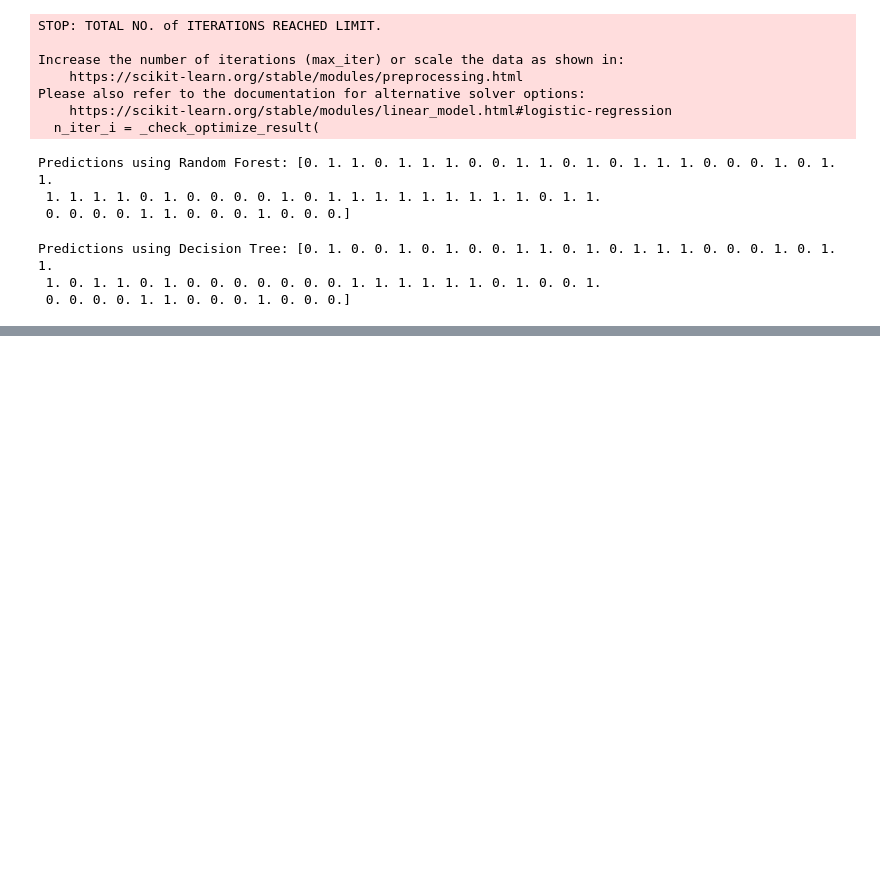
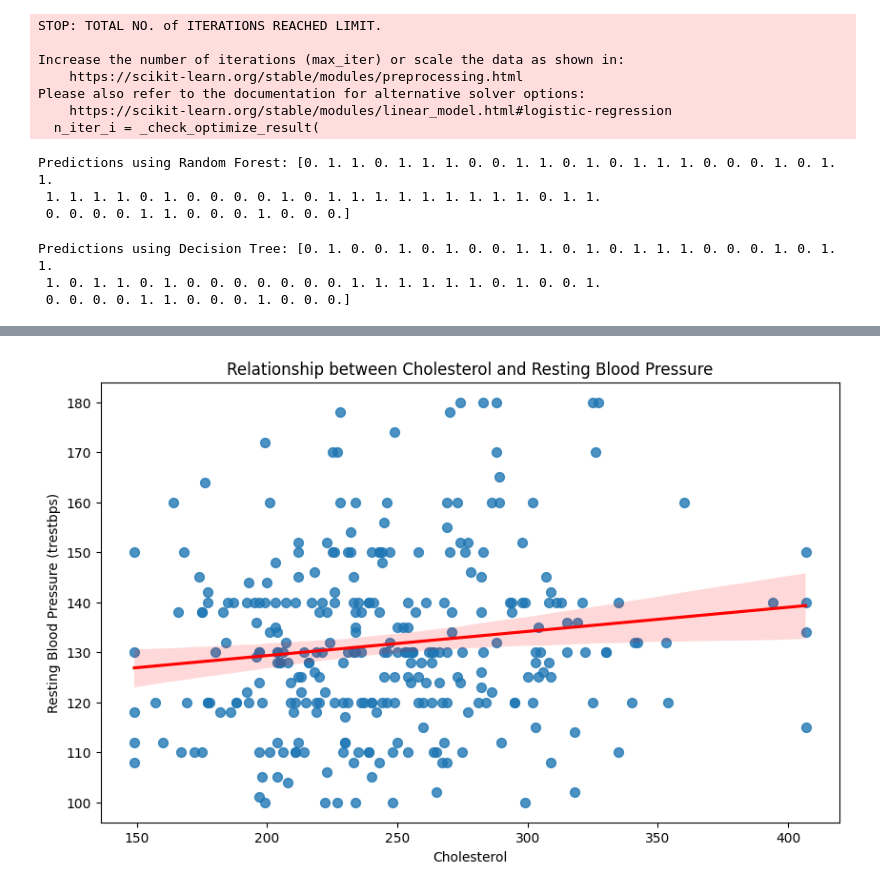
Before and after one commit to daniyalrosli/Final-Year-Project, a Jupyter notebook: model.ipynb, the cells around one changed output, grey strips where cells are left out. Cells and saved outputs as stored; diff of their text form; code cells hidden in the pictures; blank space fills up the shorter version.

```diff
--- a/model.ipynb
+++ b/model.ipynb
@@ -671,0 +712,10 @@ Predictions using Decision Tree: [0. 1. 0. 0. 1. 0. 1. 0. 0. 1. 1. 0. 1. 0. 1. 1
+# %%
+# Scatter plot with regression line
+plt.figure(figsize=(10, 6))
+sns.regplot(x='chol', y='trestbps', data=df, scatter_kws={'s': 50}, line_kws={'color': 'red'})
+plt.xlabel('Cholesterol')
+plt.ylabel('Resting Blood Pressure (trestbps)')
+plt.title('Relationship between Cholesterol and Resting Blood Pressure')
+plt.show()
+# %% [output]
+[figure, added]
```
Also changed, not shown: parts of 4 cells of this notebook, 7 other files.
